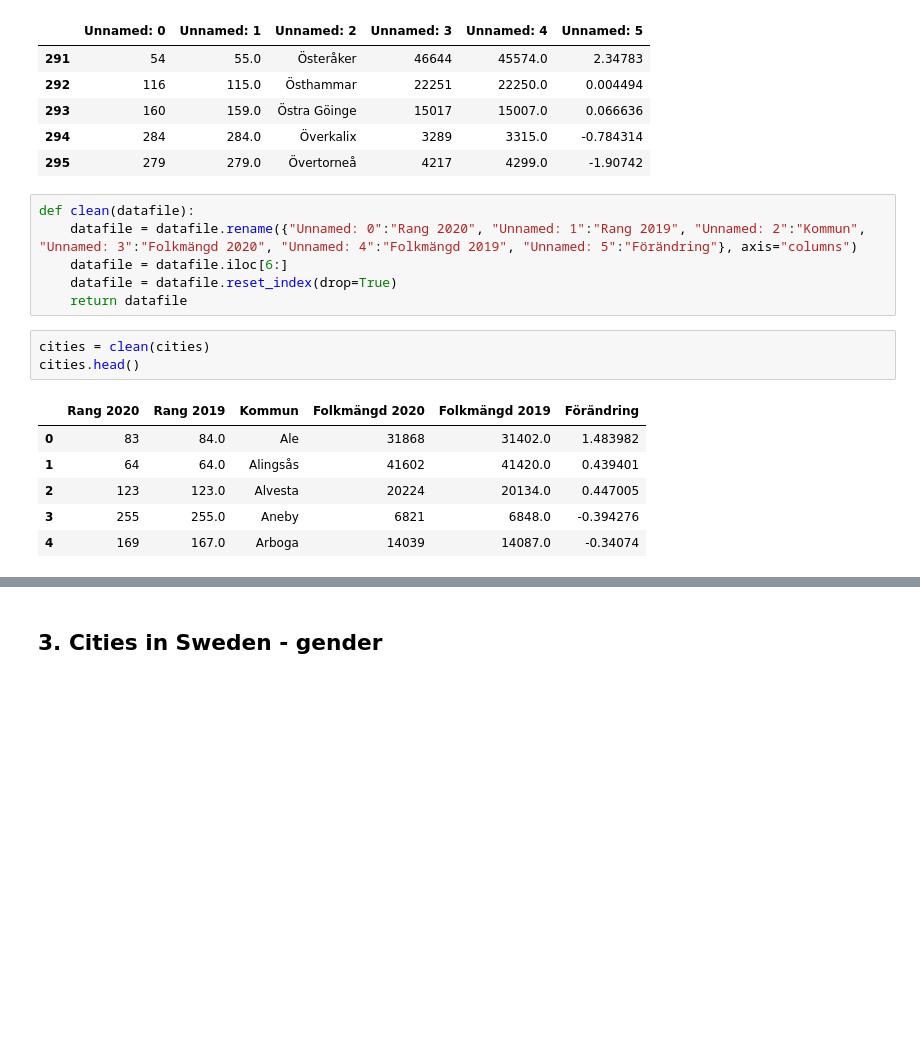
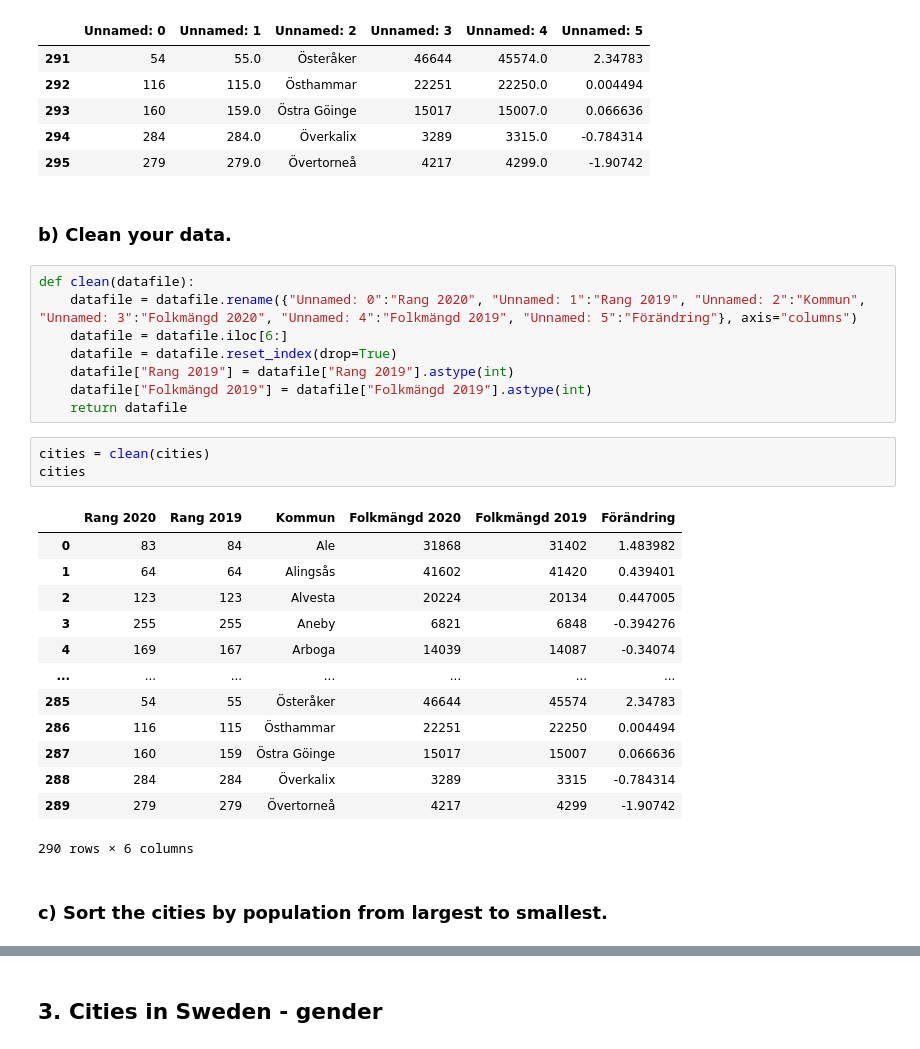
Before and after one commit to Anna-MariaSjolund/Data-Handling-Anna-MariaSjolund, a Jupyter notebook: Exercises/week1_00.ipynb, the cells around one changed output, grey strips where cells are left out. Drawn from its saved outputs; the diff is of its cells as text; blank space fills up the shorter version.

```diff
--- a/Exercises/week1_00.ipynb
+++ b/Exercises/week1_00.ipynb
@@ -85,19 +99,32 @@ cities.tail()
 | 293 | 160 | 159.0 | Östra Göinge | 15017 | 15007.0 | 0.066636 |
 | 294 | 284 | 284.0 | Överkalix | 3289 | 3315.0 | -0.784314 |
 | 295 | 279 | 279.0 | Övertorneå | 4217 | 4299.0 | -1.90742 |
+# %% [markdown]
+### b) Clean your data.
 # %%
 def clean(datafile):
     datafile = datafile.rename({"Unnamed: 0":"Rang 2020", "Unnamed: 1":"Rang 2019", "Unnamed: 2":"Kommun", "Unnamed: 3":"Folkmängd 2020", "Unnamed: 4":"Folkmängd 2019", "Unnamed: 5":"Förändring"}, axis="columns")
     datafile = datafile.iloc[6:]
     datafile = datafile.reset_index(drop=True)
+    datafile["Rang 2019"] = datafile["Rang 2019"].astype(int)
+    datafile["Folkmängd 2019"] = datafile["Folkmängd 2019"].astype(int)
     return datafile
 # %%
 cities = clean(cities)
-cities.head()
+cities
 # %% [output]
 |  | Rang 2020 | Rang 2019 | Kommun | Folkmängd 2020 | Folkmängd 2019 | Förändring |
-| 0 | 83 | 84.0 | Ale | 31868 | 31402.0 | 1.483982 |
-| 1 | 64 | 64.0 | Alingsås | 41602 | 41420.0 | 0.439401 |
-| 2 | 123 | 123.0 | Alvesta | 20224 | 20134.0 | 0.447005 |
-| 3 | 255 | 255.0 | Aneby | 6821 | 6848.0 | -0.394276 |
-| 4 | 169 | 167.0 | Arboga | 14039 | 14087.0 | -0.34074 |
+| 0 | 83 | 84 | Ale | 31868 | 31402 | 1.483982 |
+| 1 | 64 | 64 | Alingsås | 41602 | 41420 | 0.439401 |
+| 2 | 123 | 123 | Alvesta | 20224 | 20134 | 0.447005 |
+| 3 | 255 | 255 | Aneby | 6821 | 6848 | -0.394276 |
+| 4 | 169 | 167 | Arboga | 14039 | 14087 | -0.34074 |
+| ... | ... | ... | ... | ... | ... | ... |
+| 285 | 54 | 55 | Österåker | 46644 | 45574 | 2.34783 |
+| 286 | 116 | 115 | Östhammar | 22251 | 22250 | 0.004494 |
+| 287 | 160 | 159 | Östra Göinge | 15017 | 15007 | 0.066636 |
+| 288 | 284 | 284 | Överkalix | 3289 | 3315 | -0.784314 |
+| 289 | 279 | 279 | Övertorneå | 4217 | 4299 | -1.90742 |
+290 rows × 6 columns
+# %% [markdown]
+### c) Sort the cities by population from largest to smallest.
```
Also changed, not shown: parts of 45 cells of this notebook.
